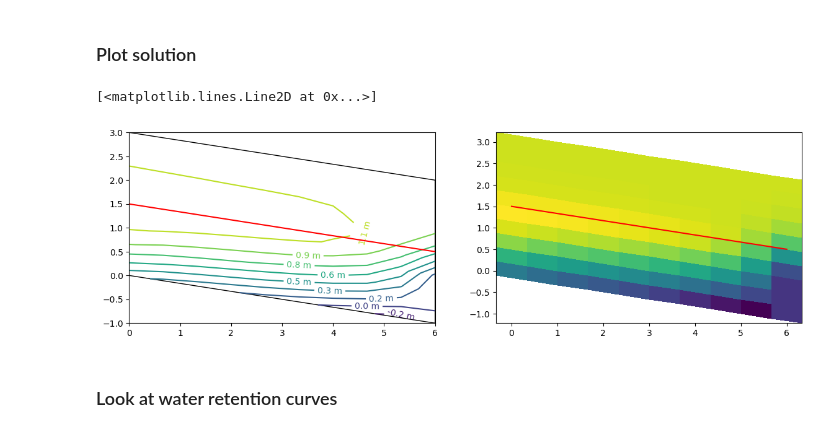
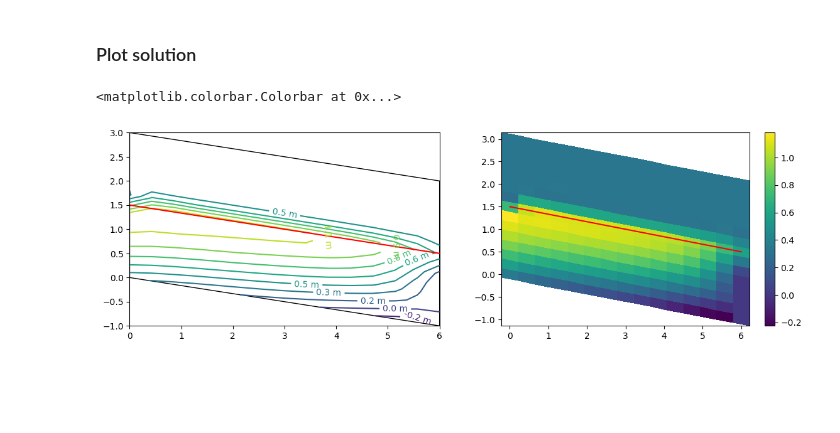
Before and after one commit to lannika-ut/ScientificPractice, a Jupyter notebook: FiniteElements/Richards_heterogen_flexibler.ipynb, the cells around one changed output. Drawn from its saved outputs; the diff is of its cells as text; code cells hidden in the pictures; blank space fills up the shorter version.

```diff
--- a/FiniteElements/Richards_heterogen_flexibler.ipynb
+++ b/FiniteElements/Richards_heterogen_flexibler.ipynb
@@ -106,21 +111,19 @@ x = SpatialCoordinate(domain)
 slope = (P1[1]-P0[1])/(P1[0]-P0[0]) # slope of bottom and top boundary
 # %%
 # Define parameters for each layer (layer 1: loam, layer 2: sand) (from bottom to top)
+
 layer_params = {
-    1: {"alpha": 3.6, "N": 1.56, "theta_r": 0.078, "theta_s": 0.43, "Ks": 2.89e-6, "locator": lambda x: x[1] < slope*x[0] + P3[1]/2},
-    2: {"alpha": 14.5, "N": 2.68, "theta_r": 0.045, "theta_s": 0.43, "Ks": 8.25e-5, "locator": lambda x: x[1] >= slope*x[0] + P3[1]/2},
+    1: {"alpha": 3.6, "N": 1.56, "theta_r": 0.078, "theta_s": 0.43, "Ks": 2.89e-6, "locator": lambda x: x[1] <= slope*x[0] + P3[1]/2 + 1e-14},
+    2: {"alpha": 14.5, "N": 2.68, "theta_r": 0.045, "theta_s": 0.43, "Ks": 8.25e-5, "locator": lambda x: x[1] > slope*x[0] + P3[1]/2 - 1e-14},
 }
-# %%
-# Mark cells within layers
-
-cells_indices, cells_markers = [], []
-for key, value in layer_params.items():
-    cells = locate_entities(domain, domain.topology.dim, value["locator"]) # find cells in the layer
-    cells_indices.append(cells)
-    cells_markers.append(np.full_like(cells, key))
-cells_indices = np.hstack(cells_indices).astype(np.int32) # make into single array
-cells_markers = np.hstack(cells_markers).astype(np.int32)
-sorted_cells = np.argsort(cells_indices)
-cell_tag = meshtags(
-    domain, domain.topology.dim, cells_indices[sorted_cells], cells_markers[sorted_cells]
-)
+# %%
+tdim = domain.topology.dim
+all_cells = np.arange(domain.topology.index_map(tdim).size_local, dtype=np.int32)
+cell_midpoints = compute_midpoints(domain, tdim, all_cells)
+cell_markers = np.full_like(all_cells, 0, dtype=np.int32)
+for i, pts in enumerate(cell_midpoints):
+    for key, value in layer_params.items():
+        if value["locator"](pts):
+            cell_markers[i] = key
+
+cell_tag = meshtags(domain, tdim, all_cells, cell_markers)
@@ -344,7 +387,7 @@ Number of zero rows: 0
 ### Plot solution
 # %%
 # Number of points along each edge
-n = 10
+n = 15
 
 # Create parameter space
 x_int = np.linspace(0, 1, n)
@@ -365,21 +408,20 @@ z = y.reshape((n,n))
 # %%
 from matplotlib.patches import Polygon
 
 fig, ax = plt.subplots(1,2, figsize=(14,4))
 con = ax[0].contour(x, z, h, levels=10)
 ax[0].clabel(con, fmt="%1.1f m")
 # add black box around domain
 polygon = Polygon([P1, P2, P3, P0], fill=False, edgecolor='black')
 ax[0].add_patch(polygon)
 # add line at layer interface
 x_l = np.linspace(P0[0], P1[0], 100)
 interface = slope*x_l+P3[1]/2
 ax[0].plot(x_l, interface, color="red")
 
-ax[1].pcolormesh(x, z, h)
+pmesh = ax[1].pcolormesh(x, z, h)
 ax[1].plot(x_l, interface, color="red")
+fig.colorbar(pmesh, ax = ax[1])
 # %% [output]
-[<matplotlib.lines.Line2D at 0x...>]
+<matplotlib.colorbar.Colorbar at 0x...>
-[figure, old version]
+[figure, new version]
-# %% [markdown]
-### Look at water retention curves
```
Also changed, not shown: parts of 15 cells of this notebook, 4 other files.
